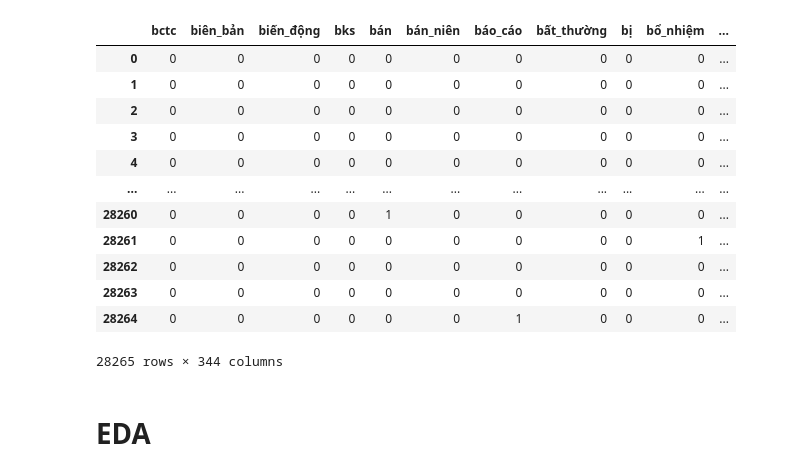
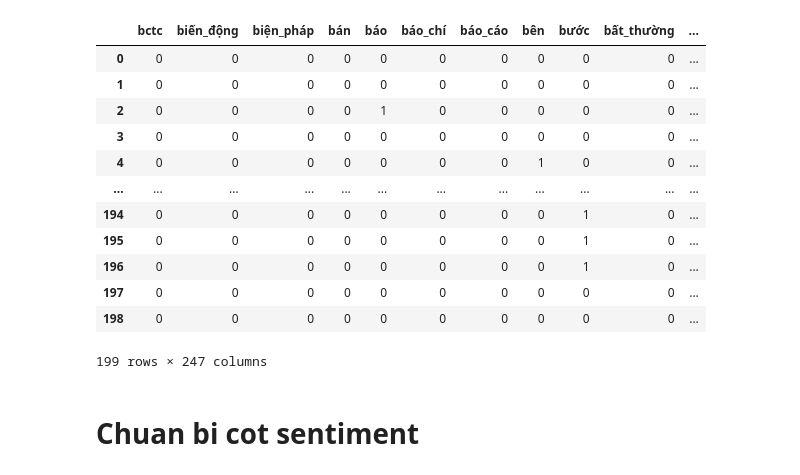
Before and after one commit to ThuLuu1411/NLP-and-Stock-forecast-by-Financial-Sentiments, a Jupyter notebook: notebooks/Step4_Modeling_finance_dictionary_Sklearn_Regression.ipynb, the cells around one changed output. Saved outputs shown, nothing was run; the diff lists cells and outputs as text; code cells hidden in the pictures.

```diff
--- a/notebooks/Step4_Modeling_finance_dictionary_Sklearn_Regression.ipynb
+++ b/notebooks/Step4_Modeling_finance_dictionary_Sklearn_Regression.ipynb
@@ -9,22 +7,38 @@ os.chdir(path)
+# %%
+#Tạo đường link
+import sys
+import os
+
+current = os.path.abspath('')
+parent = os.path.dirname(current)
+grandparent = os.path.dirname(parent)
+# %%
+#File path
+
+#Sentiment vector
+df_file = parent+"/data/processed/sentiments_vector.csv"
+
+#Media data
+title_file = parent+"/data/processed/media07_01_2023.xlsx"
 # %%
-data = pd.read_csv('data/sentiments_vector.csv')
+data = pd.read_csv(df_file)
 data
 # %% [output]
-|  | bctc | biên_bản | biến_động | bks | bán | bán_niên | báo_cáo | bất_thường | bị | bổ_nhiệm | ... |
+|  | bctc | biến_động | biện_pháp | bán | báo | báo_chí | báo_cáo | bên | bước | bất_thường | ... |
 | 0 | 0 | 0 | 0 | 0 | 0 | 0 | 0 | 0 | 0 | 0 | ... |
 | 1 | 0 | 0 | 0 | 0 | 0 | 0 | 0 | 0 | 0 | 0 | ... |
-| 2 | 0 | 0 | 0 | 0 | 0 | 0 | 0 | 0 | 0 | 0 | ... |
+| 2 | 0 | 0 | 0 | 0 | 1 | 0 | 0 | 0 | 0 | 0 | ... |
 | 3 | 0 | 0 | 0 | 0 | 0 | 0 | 0 | 0 | 0 | 0 | ... |
-| 4 | 0 | 0 | 0 | 0 | 0 | 0 | 0 | 0 | 0 | 0 | ... |
+| 4 | 0 | 0 | 0 | 0 | 0 | 0 | 0 | 1 | 0 | 0 | ... |
 | ... | ... | ... | ... | ... | ... | ... | ... | ... | ... | ... | ... |
-| 28260 | 0 | 0 | 0 | 0 | 1 | 0 | 0 | 0 | 0 | 0 | ... |
-| 28261 | 0 | 0 | 0 | 0 | 0 | 0 | 0 | 0 | 0 | 1 | ... |
-| 28262 | 0 | 0 | 0 | 0 | 0 | 0 | 0 | 0 | 0 | 0 | ... |
-| 28263 | 0 | 0 | 0 | 0 | 0 | 0 | 0 | 0 | 0 | 0 | ... |
-| 28264 | 0 | 0 | 0 | 0 | 0 | 0 | 1 | 0 | 0 | 0 | ... |
+| 194 | 0 | 0 | 0 | 0 | 0 | 0 | 0 | 0 | 1 | 0 | ... |
+| 195 | 0 | 0 | 0 | 0 | 0 | 0 | 0 | 0 | 1 | 0 | ... |
+| 196 | 0 | 0 | 0 | 0 | 0 | 0 | 0 | 0 | 1 | 0 | ... |
+| 197 | 0 | 0 | 0 | 0 | 0 | 0 | 0 | 0 | 0 | 0 | ... |
+| 198 | 0 | 0 | 0 | 0 | 0 | 0 | 0 | 0 | 0 | 0 | ... |
-28265 rows × 344 columns
+199 rows × 247 columns
-# %% [markdown]
-# EDA
+# %% [markdown]
+# Chuan bi cot sentiment
 # %%
 data['Date'] = pd.DatetimeIndex(data['Date'])
 # %%
```
Also changed, not shown: parts of 25 cells of this notebook, 10 other files.
